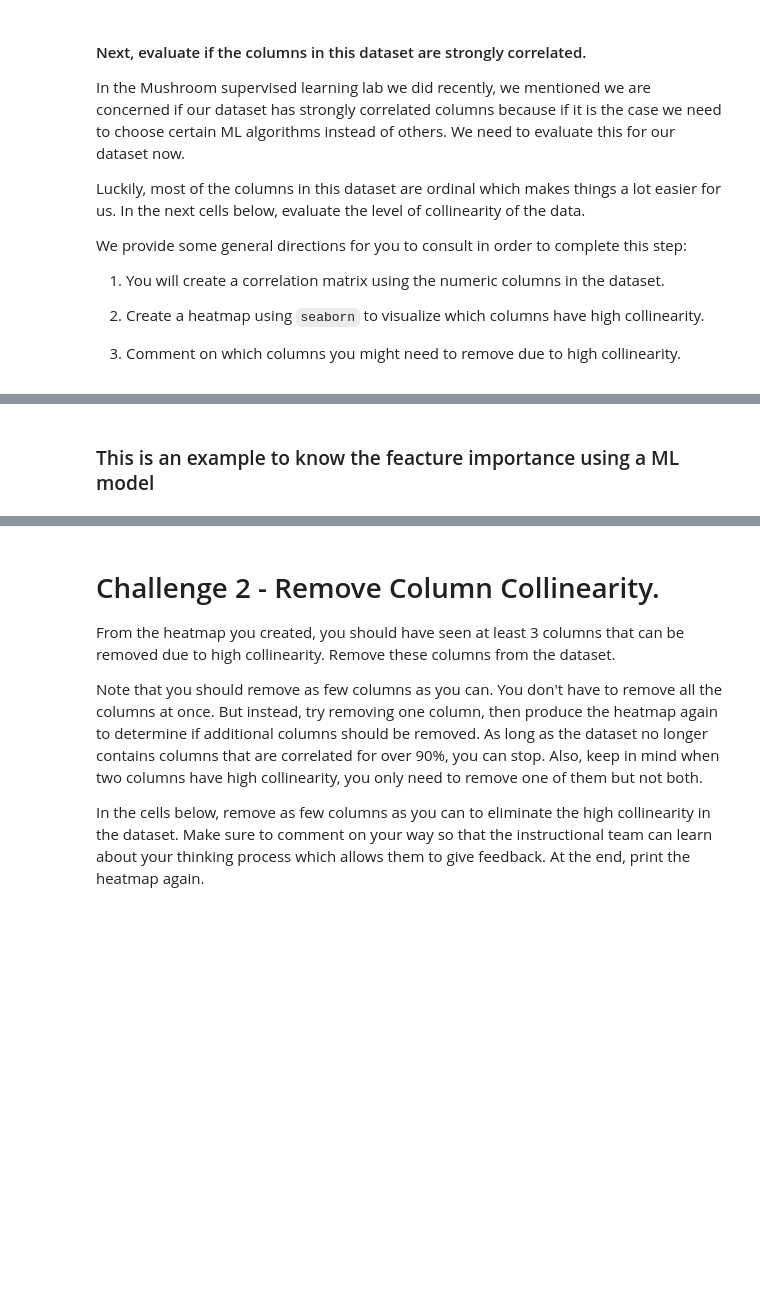
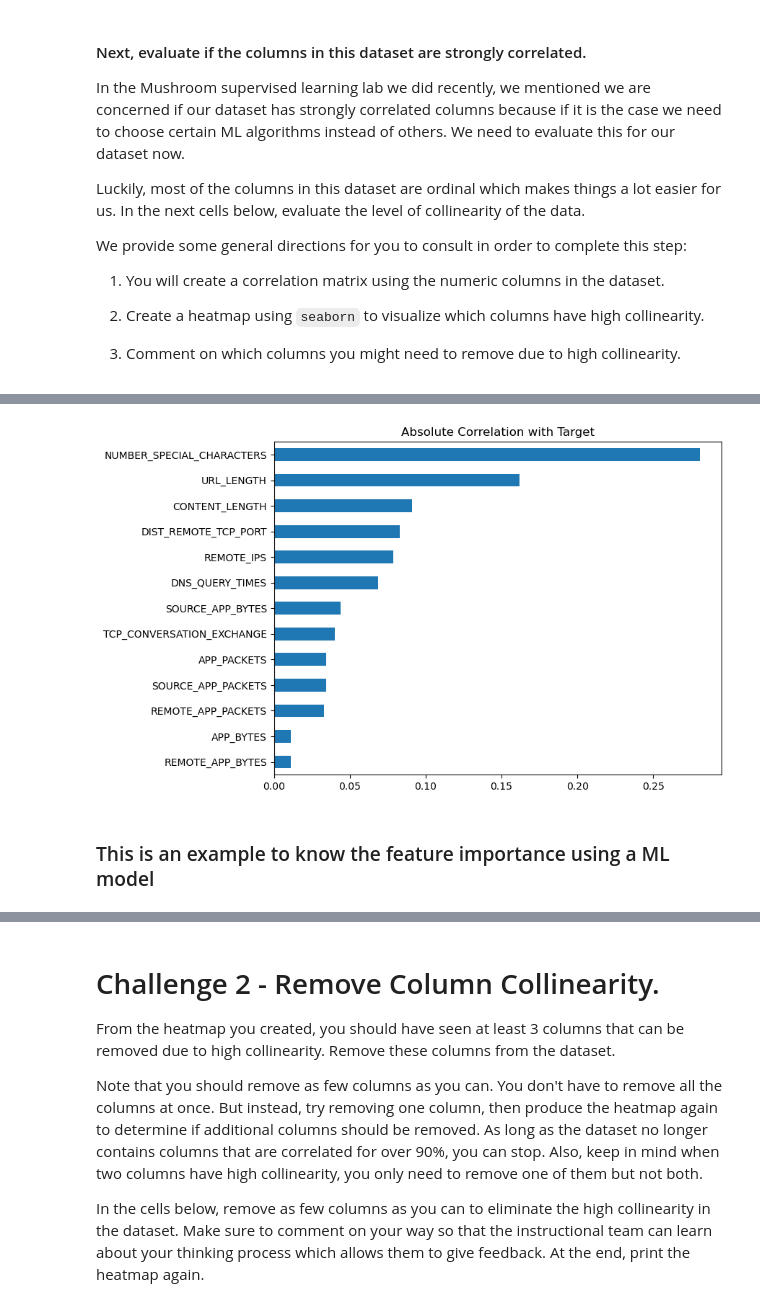
Before and after one commit to vitorferraz19/lab-supervised-learning-en, a Jupyter notebook: your-code/main.ipynb, the cells around one changed output, grey strips where cells are left out. Saved outputs shown, nothing was run; the diff lists cells and outputs as text; code cells hidden in the pictures; blank space fills up the shorter version.

```diff
--- a/your-code/main.ipynb
+++ b/your-code/main.ipynb
@@ -195,0 +340,13 @@ We provide some general directions for you to consult in order to complete this
+# %%
+# In absolute terms:
+
+target_corr = websites.corr(numeric_only=True)["Type"].drop("Type")
+
+# Absolute values and sorting:
+target_corr_abs = target_corr.abs().sort_values()
+
+target_corr_abs.plot(kind="barh", figsize=(8,6))
+plt.title("Absolute Correlation with Target")
+plt.show()
+# %% [output]
+[figure, added]
@@ -196,3 +383,3 @@ We provide some general directions for you to consult in order to complete this
 # %% [markdown]
-### This is an example to know the feacture importance using a ML model
+### This is an example to know the feature importance using a ML model
 # %%
```
Also changed, not shown: parts of 37 cells of this notebook.
